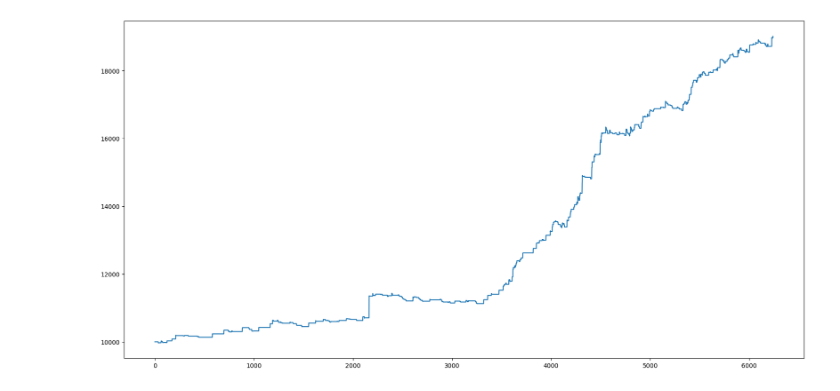
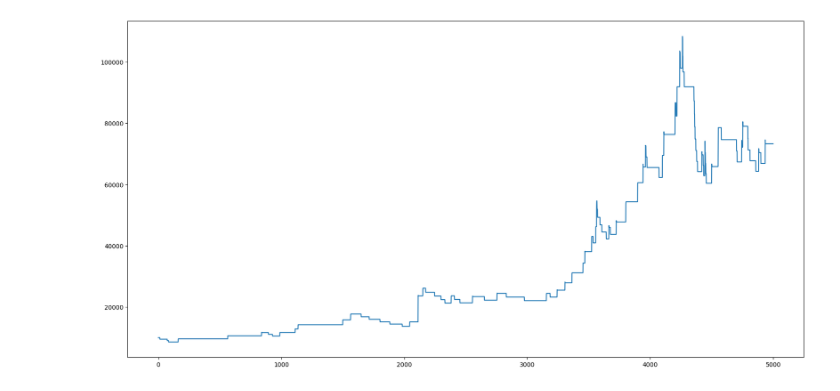
Before and after one commit to etherpoc/trading-fx, a Jupyter notebook: src/ML/fx_trading_simulator.ipynb, the cells around one changed output. Cells and saved outputs as stored; diff of their text form; code cells hidden in the pictures.

Commit message:
create models

```diff
--- a/src/ML/fx_trading_simulator.ipynb
+++ b/src/ML/fx_trading_simulator.ipynb
@@ -21,10 +21,10 @@ target_data = pd.read_csv("./target/target_USDJPY.csv")
 #----OPTIONS----
 unitsRNN      = 90
 learning_rate = 0.001
-patience      = 20
+patience      = 10
 epochs        = 2000
 batch_size    = 60
-maxlen = 10
+maxlen = 60
 # %%
 '''
 1. データの準備
@@ -52,7 +52,7 @@ x_train, x_val, t_train, t_val = train_test_split(x, t, test_size=0.2, shuffle=F
 2. モデルの構築
 '''
 model = Sequential()
-model.add(LSTM(unitsRNN, activation='tanh',
+model.add(GRU(unitsRNN, activation='tanh',
                 recurrent_activation='sigmoid',
                 kernel_initializer='he_normal',
                 recurrent_initializer='orthogonal'))
@@ -181,8 +181,8 @@ plt.show()
 #---OPTIONS---
 total   = 10000     # 初期金額
 per     = 0.1       # 1回の投資金額
-per_lot = 10000     # 1ロット当たりの通貨数
-leverage = 10        # レバレッジ(整数)
+per_lot = 100000     # 1ロット当たりの通貨数
+leverage = 100        # レバレッジ(整数)
 losscut = 0.995     # ロスカットする比率
 position = None     # ポジションの状態（"Buy","Sell",None）買い,売り,無し
 position_data = None  # 現在のポジションの情報[index, 取引時価格, lot数]
@@ -203,13 +203,14 @@ for i in range(12000, len(predicted)):
         if position == "Buy":
             if position_data[1] * losscut > chart_low[i]:
                 #total += (chart[i] - position_data[1]) * position_data[2] * per_lot
-                total += position_data[1] * (1-losscut) * position_data[2] * per_lot
+                total -= position_data[1] * (1-losscut) * position_data[2] * per_lot
+                print(position_data[1] * (1-losscut) * position_data[2] * per_lot)
                 flag_losscut = True
 
         elif position == "Sell":
             if position_data[1] * (2-losscut) < chart_high[i]:
                 #total += (position_data[1] - chart[i]) * position_data[2] * per_lot
-                total += position_data[1] * (1-losscut) * position_data[2] * per_lot
+                total -= position_data[1] * (1-losscut) * position_data[2] * per_lot
                 flag_losscut = True
 
     # ロスカットがなければ取引実行
@@ -277,10 +292,10 @@ print(f"最終金額：{total}")
 # %%
 # シミュレーションの推移
 fig = plt.figure(figsize=(20,10))
-plt.plot(result_history)
+plt.plot(result_history[:5000])
 plt.show()
 # %% [output]
-[figure, old version]
+[figure, new version]
 # %%
 # 保存先がなければ作成
 dir_path = f"../models"
```
Also changed, not shown: parts of 8 cells of this notebook, 4 other files.
